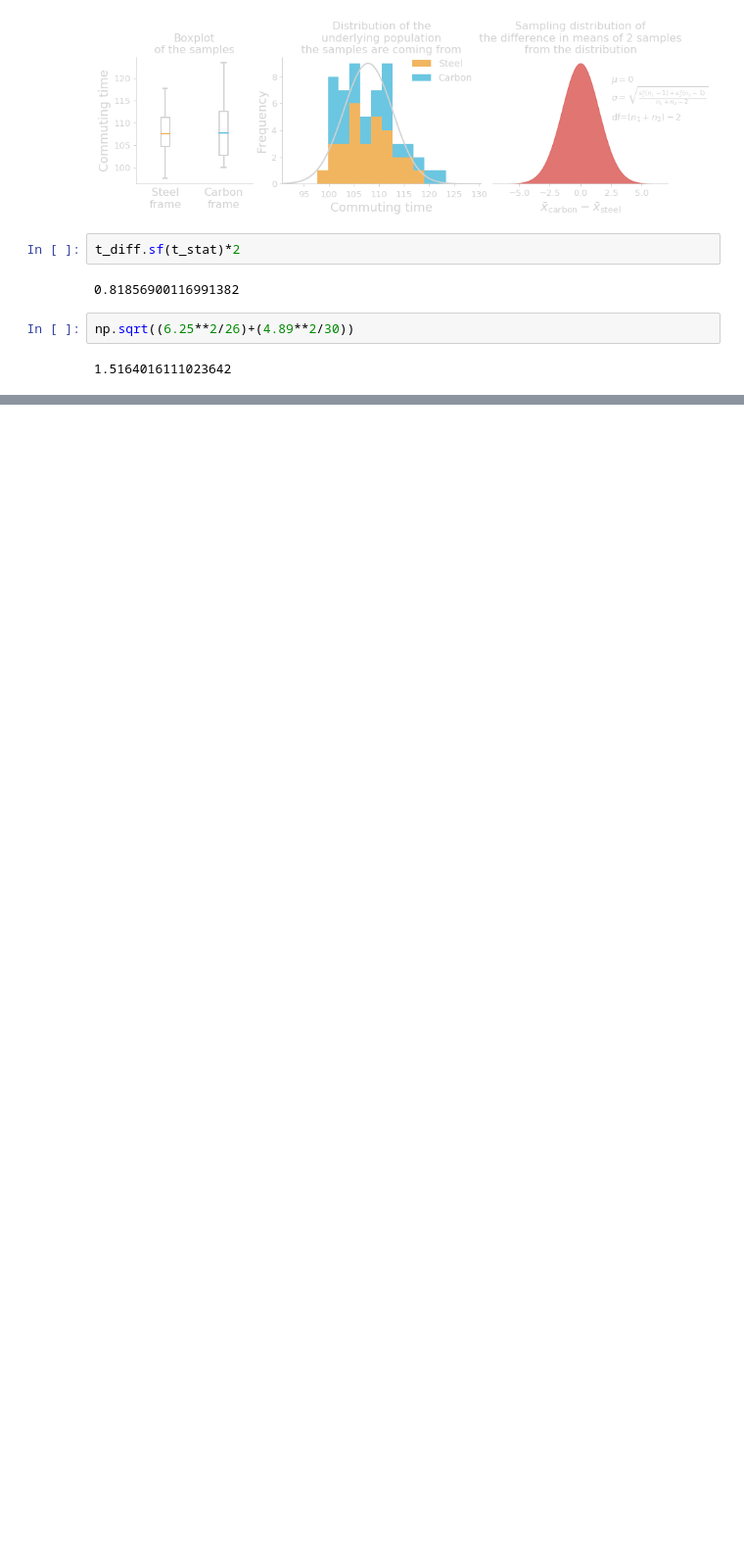
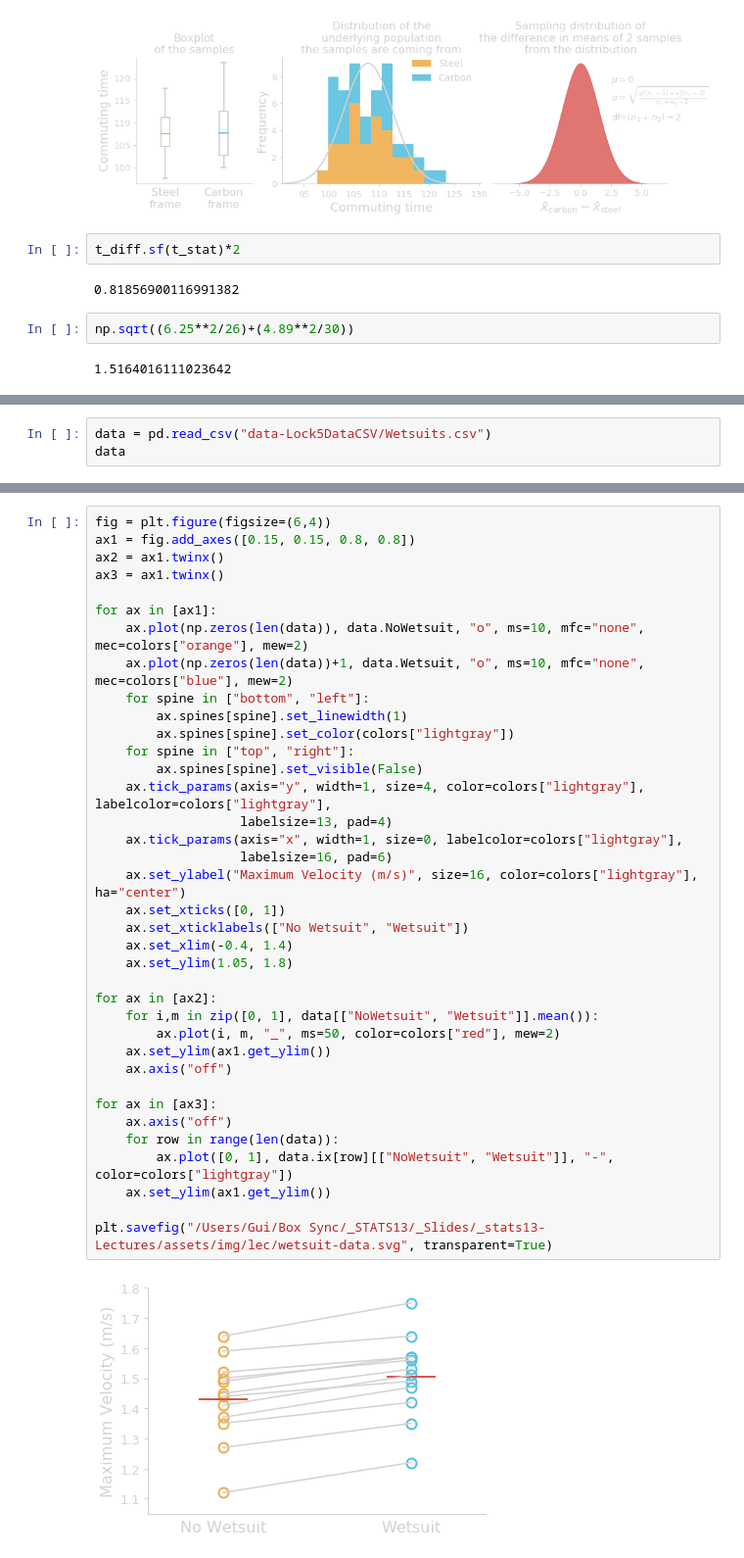
Before and after one commit to gcalmettes/stats13-slides, a Jupyter notebook: notebook-fig/figs-slides-6-comparing-two-means.ipynb, the cells around one changed output, grey strips where cells are left out. Shown at 98% size. Drawn from its saved outputs; the diff is of its cells as text; blank space fills up the shorter version.

Commit message:
lec10 on paired data started

```diff
--- a/notebook-fig/figs-slides-6-comparing-two-means.ipynb
+++ b/notebook-fig/figs-slides-6-comparing-two-means.ipynb
@@ -578,0 +581,3 @@ np.sqrt((6.25**2/26)+(4.89**2/30))
+# %%
+data = pd.read_csv("data-Lock5DataCSV/Wetsuits.csv")
+data
@@ -578,0 +598,39 @@ np.sqrt((6.25**2/26)+(4.89**2/30))
+# %%
+fig = plt.figure(figsize=(6,4))
+ax1 = fig.add_axes([0.15, 0.15, 0.8, 0.8])
+ax2 = ax1.twinx()
+ax3 = ax1.twinx()
+
+for ax in [ax1]:
+    ax.plot(np.zeros(len(data)), data.NoWetsuit, "o", ms=10, mfc="none", mec=colors["orange"], mew=2)
+    ax.plot(np.zeros(len(data))+1, data.Wetsuit, "o", ms=10, mfc="none", mec=colors["blue"], mew=2)
+    for spine in ["bottom", "left"]:
+        ax.spines[spine].set_linewidth(1)
+        ax.spines[spine].set_color(colors["lightgray"])
+    for spine in ["top", "right"]:
+        ax.spines[spine].set_visible(False)
+    ax.tick_params(axis="y", width=1, size=4, color=colors["lightgray"], labelcolor=colors["lightgray"],
+                   labelsize=13, pad=4)
+    ax.tick_params(axis="x", width=1, size=0, labelcolor=colors["lightgray"],
+                   labelsize=16, pad=6)
+    ax.set_ylabel("Maximum Velocity (m/s)", size=16, color=colors["lightgray"], ha="center")
+    ax.set_xticks([0, 1])
+    ax.set_xticklabels(["No Wetsuit", "Wetsuit"])
+    ax.set_xlim(-0.4, 1.4)
+    ax.set_ylim(1.05, 1.8)
+
+for ax in [ax2]:
+    for i,m in zip([0, 1], data[["NoWetsuit", "Wetsuit"]].mean()):
+        ax.plot(i, m, "_", ms=50, color=colors["red"], mew=2)
+    ax.set_ylim(ax1.get_ylim())
+    ax.axis("off")
+
+for ax in [ax3]:
+    ax.axis("off")
+    for row in range(len(data)):
+        ax.plot([0, 1], data.ix[row][["NoWetsuit", "Wetsuit"]], "-", color=colors["lightgray"])
+    ax.set_ylim(ax1.get_ylim())
+
+plt.savefig("/Users/Gui/Box Sync/_STATS13/_Slides/_stats13-Lectures/assets/img/lec/wetsuit-data.svg", transparent=True)
+# %% [output]
+[figure, added]
```
Also changed, not shown: parts of 11 cells of this notebook, 7 other files.
